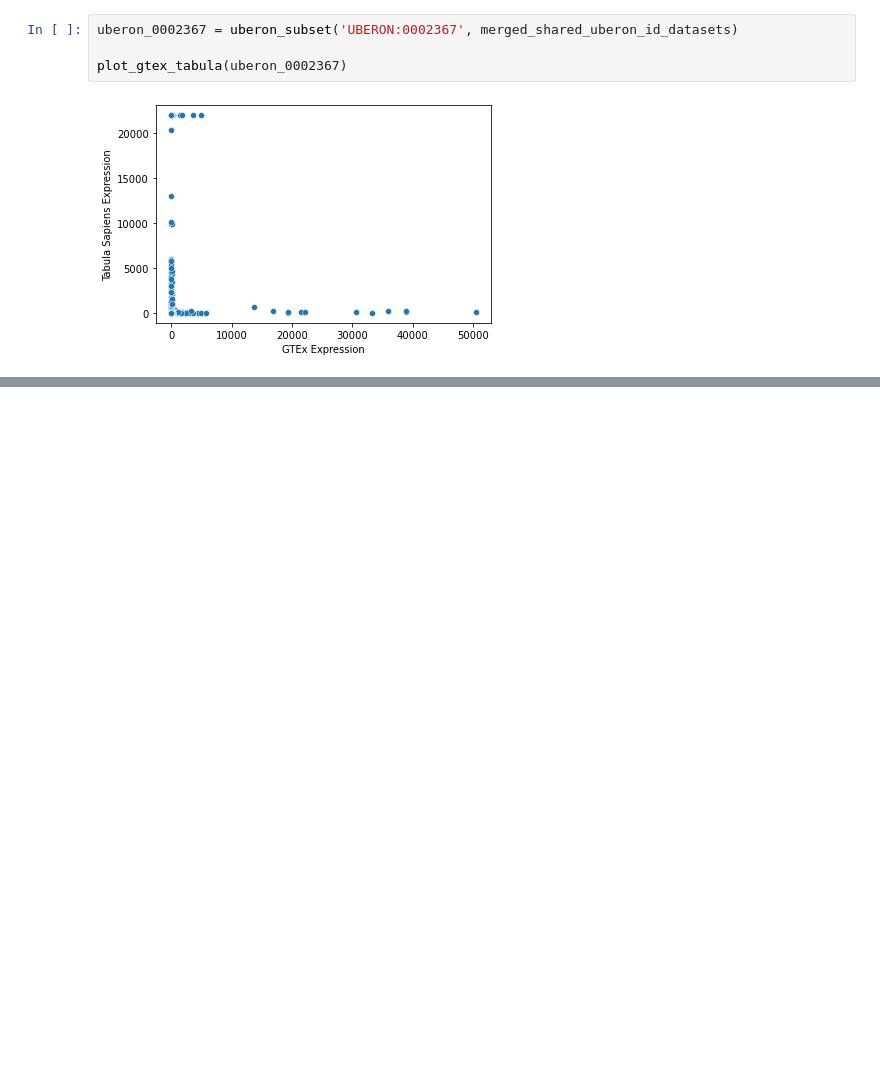
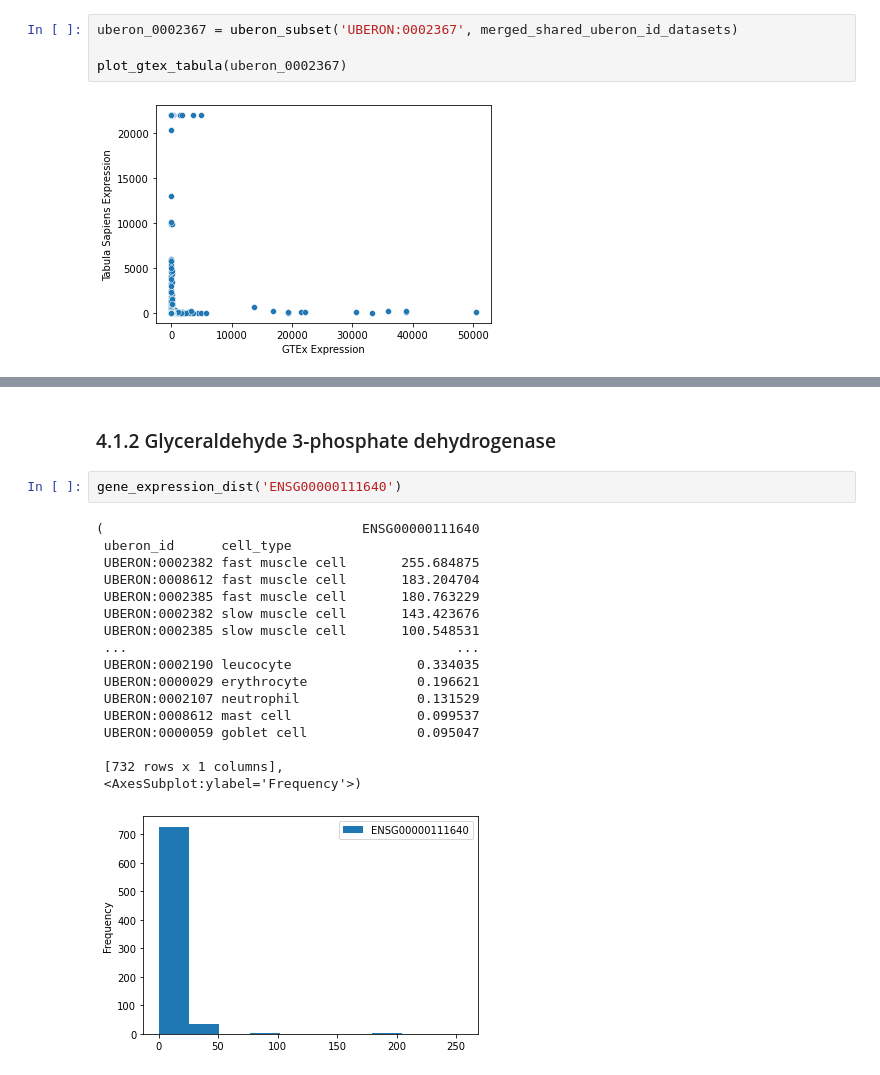
Before and after one commit to opentargets/baseline-expression, a Jupyter notebook: Tabula Sapiens Comparison with Bulk RNA-seq Expression Data.ipynb, the cells around one changed output, grey strips where cells are left out. Cells and saved outputs as stored; diff of their text form; blank space fills up the shorter version.

```diff
--- a/Tabula Sapiens Comparison with Bulk RNA-seq Expression Data.ipynb
+++ b/Tabula Sapiens Comparison with Bulk RNA-seq Expression Data.ipynb
@@ -741,0 +945,22 @@ Does the order matter for the calculation of correlation across the genes for ea
+# %% [markdown]
+### 4.1.2 Glyceraldehyde 3-phosphate dehydrogenase
+# %%
+gene_expression_dist('ENSG00000111640')
+# %% [output]
+(                                 ENSG00000111640
+ uberon_id      cell_type
+ UBERON:0002382 fast muscle cell       255.684875
+ UBERON:0008612 fast muscle cell       183.204704
+ UBERON:0002385 fast muscle cell       180.763229
+ UBERON:0002382 slow muscle cell       143.423676
+ UBERON:0002385 slow muscle cell       100.548531
+ ...                                          ...
+ UBERON:0002190 leucocyte                0.334035
+ UBERON:0000029 erythrocyte              0.196621
+ UBERON:0002107 neutrophil               0.131529
+ UBERON:0008612 mast cell                0.099537
+ UBERON:0000059 goblet cell              0.095047
+
+ [732 rows x 1 columns],
+ <AxesSubplot:ylabel='Frequency'>)
+[figure, added]
```
Also changed, not shown: parts of 145 cells of this notebook.
